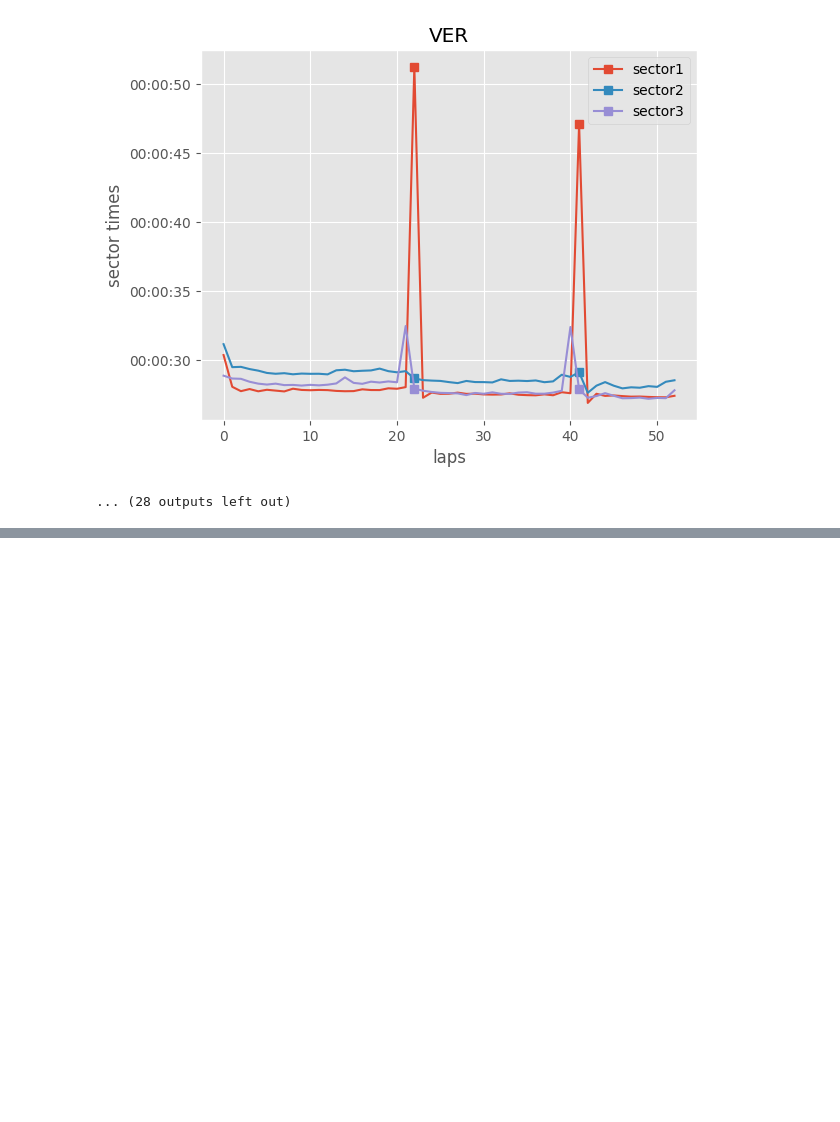
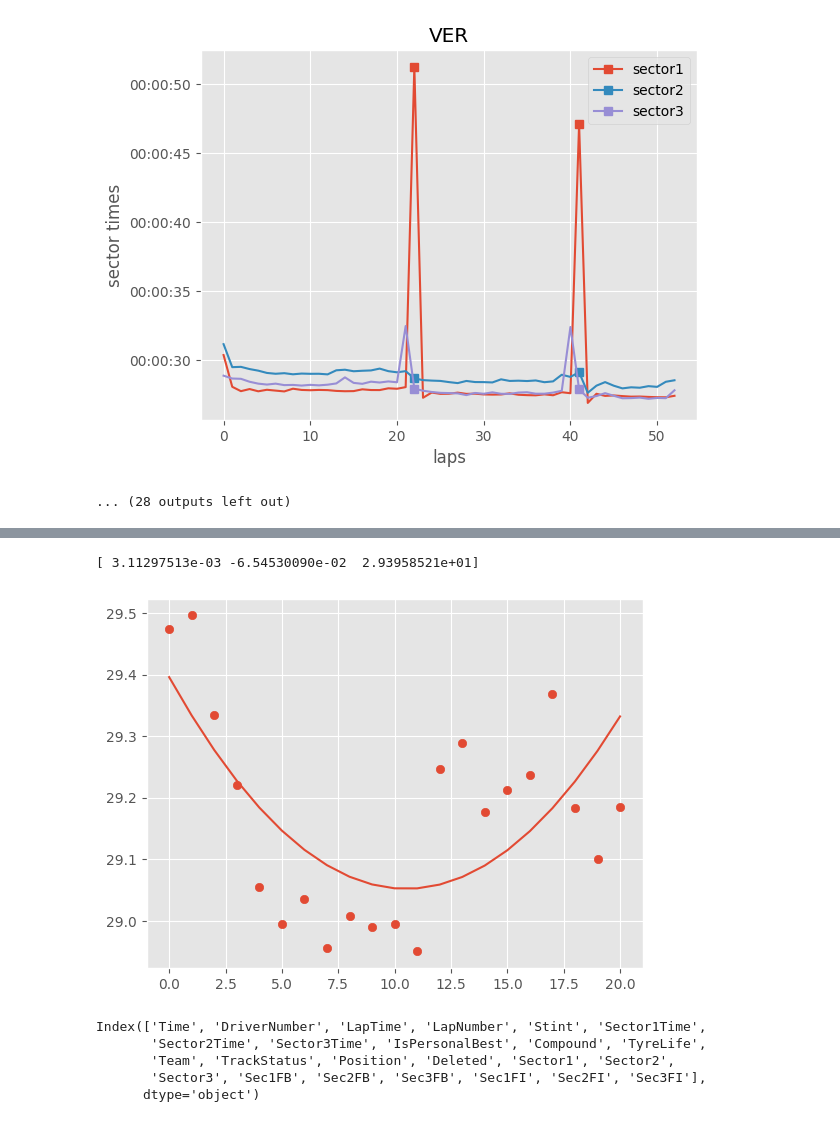
Before and after one commit to Aman-hebbale/pitstop, a Jupyter notebook: pit-stop-analysis.ipynb, the cells around one changed output, grey strips where cells are left out. Drawn from its saved outputs; the diff is of its cells as text; code cells hidden in the pictures; blank space fills up the shorter version.

```diff
--- a/pit-stop-analysis.ipynb
+++ b/pit-stop-analysis.ipynb
@@ -213,0 +252,13 @@ VER [22, 41]
+# %%
+sector2Time=qatar_csv.loc[qatar_csv["Driver"]=="VER"]["Sector2"][1:22].to_list()
+x=np.arange(len(sector2Time))
+# print(sector2Time,x)
+polyModel=np.poly1d(np.polyfit(x,sector2Time,2))
+print(polyModel.coeffs)
+_,ax=plt.subplots()
+plt.scatter(x,sector2Time,label="sector2")
+plt.plot(x,polyModel(x))
+plt.show()
+# %% [output]
+[ 3.11297513e-03 -6.54530090e-02  2.93958521e+01]
+[figure, added]
@@ -213,0 +272,10 @@ VER [22, 41]
+# %%
+qatar_csv.columns
+qatar_csv.drop(columns=["Driver","PitOutTime","PitInTime","Sector1SessionTime","Sector2SessionTime","Sector3SessionTime","SpeedI1","SpeedI2","SpeedFL","SpeedST","FreshTyre","LapStartTime","LapStartDate","FastF1Generated","IsAccurate","DeletedReason"], inplace=True)
+qatar_csv.columns
+# %% [output]
+Index(['Time', 'DriverNumber', 'LapTime', 'LapNumber', 'Stint', 'Sector1Time',
+       'Sector2Time', 'Sector3Time', 'IsPersonalBest', 'Compound', 'TyreLife',
+       'Team', 'TrackStatus', 'Position', 'Deleted', 'Sector1', 'Sector2',
+       'Sector3', 'Sec1FB', 'Sec2FB', 'Sec3FB', 'Sec1FI', 'Sec2FI', 'Sec3FI'],
+      dtype='object')
```
Also changed, not shown: parts of 10 cells of this notebook.
